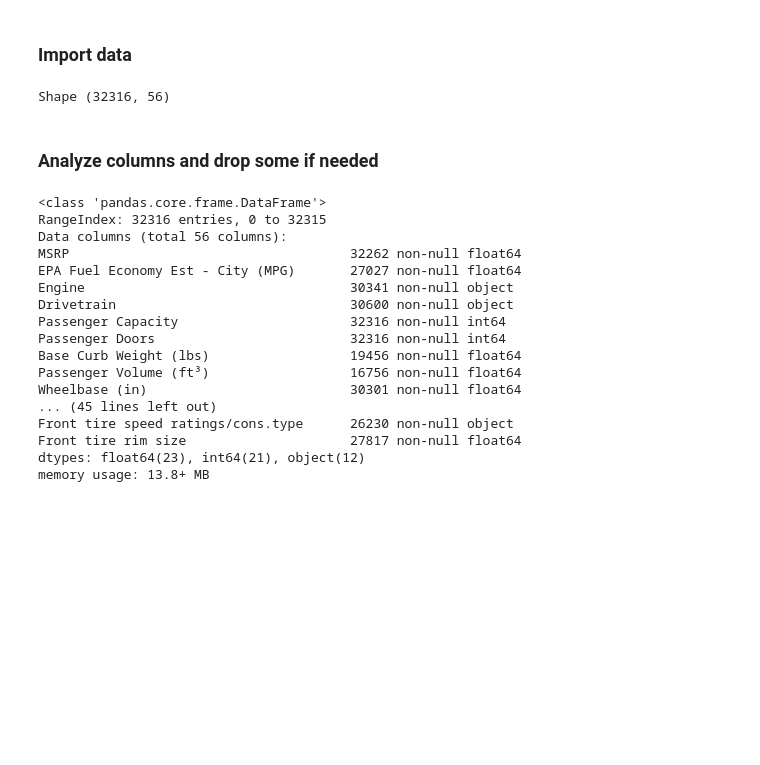
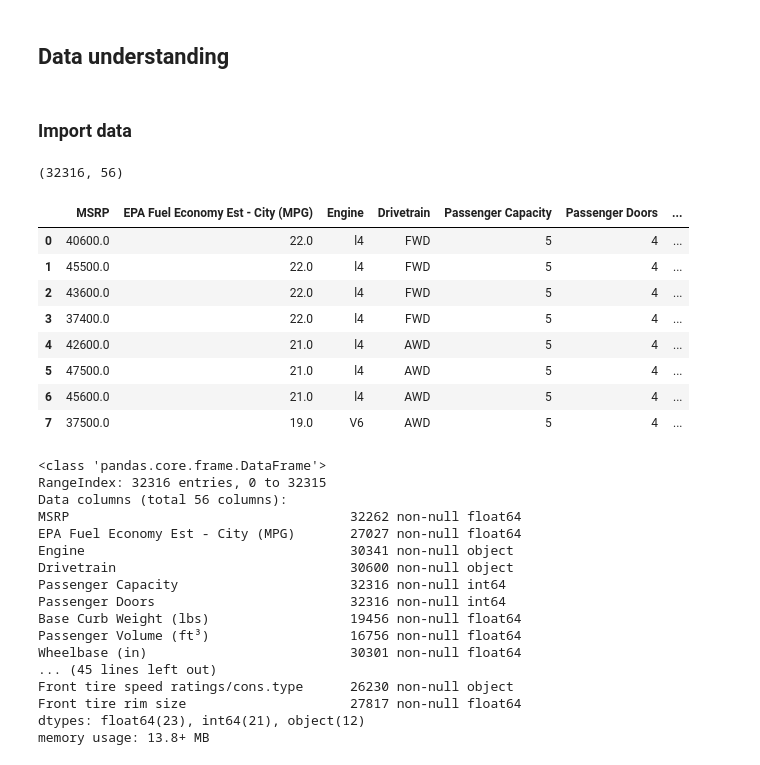
Before and after one commit to taagitacc/car-price-factors, a Jupyter notebook: price_analysis.ipynb, the cells around one changed output. Drawn from its saved outputs; the diff is of its cells as text; code cells hidden in the pictures; blank space fills up the shorter version.

```diff
--- a/price_analysis.ipynb
+++ b/price_analysis.ipynb
@@ -9,12 +1,46 @@ from sklearn.metrics import r2_score, mean_squared_error
+# %% [markdown]
+## Data understanding
 # %% [markdown]
 ### Import data
+# %%
+import numpy as np
+import pandas as pd
+pd.set_option('max_columns', None)
+import matplotlib.pyplot as plt
+
+from sklearn.model_selection import train_test_split
+from sklearn.preprocessing import StandardScaler
+from sklearn import preprocessing
+
+from sklearn.decomposition import PCA
+from sklearn.feature_selection import SelectKBest, f_regression
+import seaborn as sns
+
+from sklearn.linear_model import LinearRegression, Ridge, Lasso
+from sklearn.neighbors import KNeighborsRegressor
+from sklearn.neural_network import MLPRegressor
+from sklearn.svm import LinearSVR, SVR
+from sklearn.tree import DecisionTreeRegressor
+from sklearn.ensemble import RandomForestRegressor, GradientBoostingRegressor
+
+from sklearn.metrics import r2_score, mean_squared_error
 # %%
 df = pd.read_csv('./New_cars_cleaned.csv')
-print('Shape', df.shape)
+df.shape
 # %% [output]
-Shape (32316, 56)
+(32316, 56)
-# %% [markdown]
-### Analyze columns and drop some if needed
+# %%
+df.head(8)
+# %% [output]
+|  | MSRP | EPA Fuel Economy Est - City (MPG) | Engine | Drivetrain | Passenger Capacity | Passenger Doors | ... |
+| 0 | 40600.0 | 22.0 | l4 | FWD | 5 | 4 | ... |
+| 1 | 45500.0 | 22.0 | l4 | FWD | 5 | 4 | ... |
+| 2 | 43600.0 | 22.0 | l4 | FWD | 5 | 4 | ... |
+| 3 | 37400.0 | 22.0 | l4 | FWD | 5 | 4 | ... |
+| 4 | 42600.0 | 21.0 | l4 | AWD | 5 | 4 | ... |
+| 5 | 47500.0 | 21.0 | l4 | AWD | 5 | 4 | ... |
+| 6 | 45600.0 | 21.0 | l4 | AWD | 5 | 4 | ... |
+| 7 | 37500.0 | 19.0 | V6 | AWD | 5 | 4 | ... |
 # %%
 df.info()
 # %% [output]
```
Also changed, not shown: parts of 112 cells of this notebook, 1 other file.
